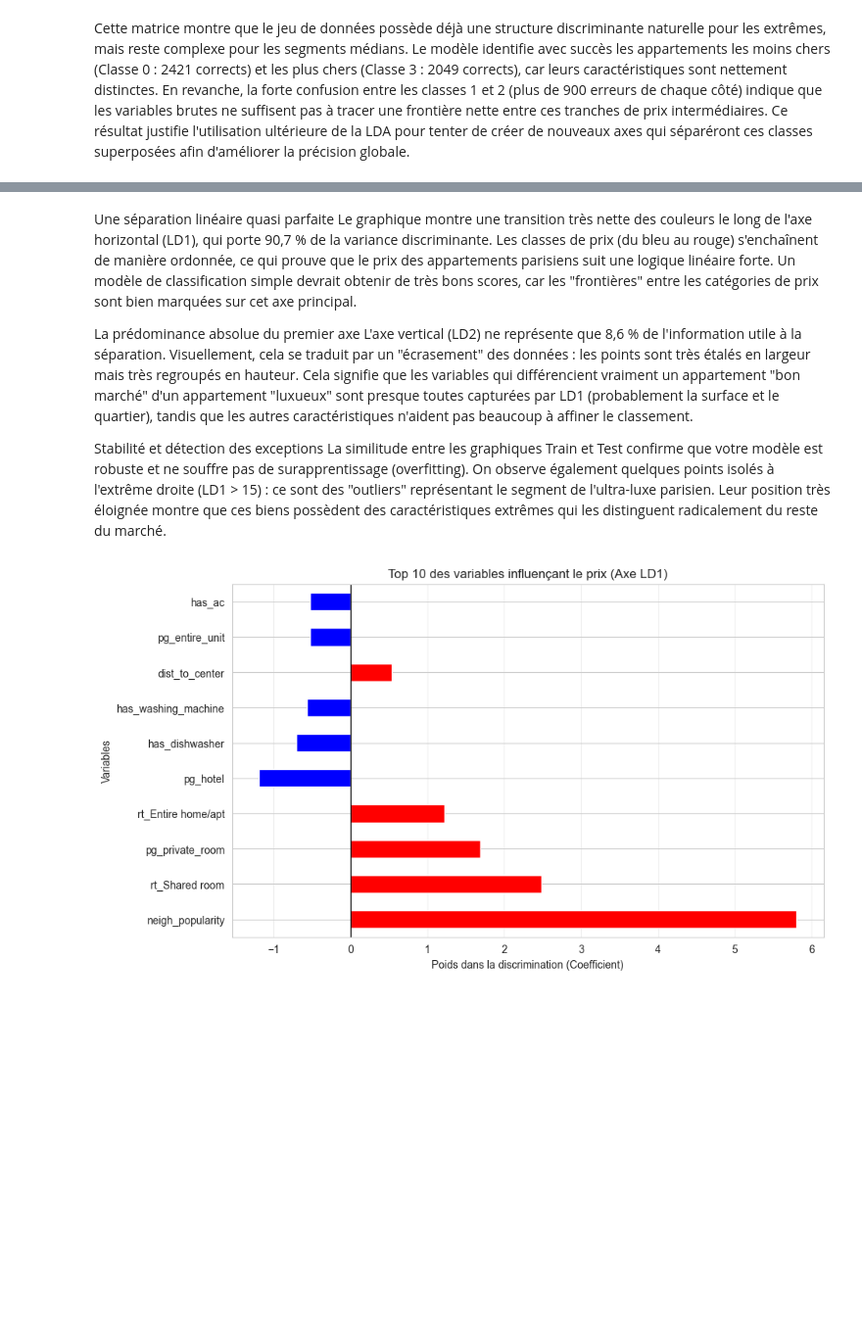
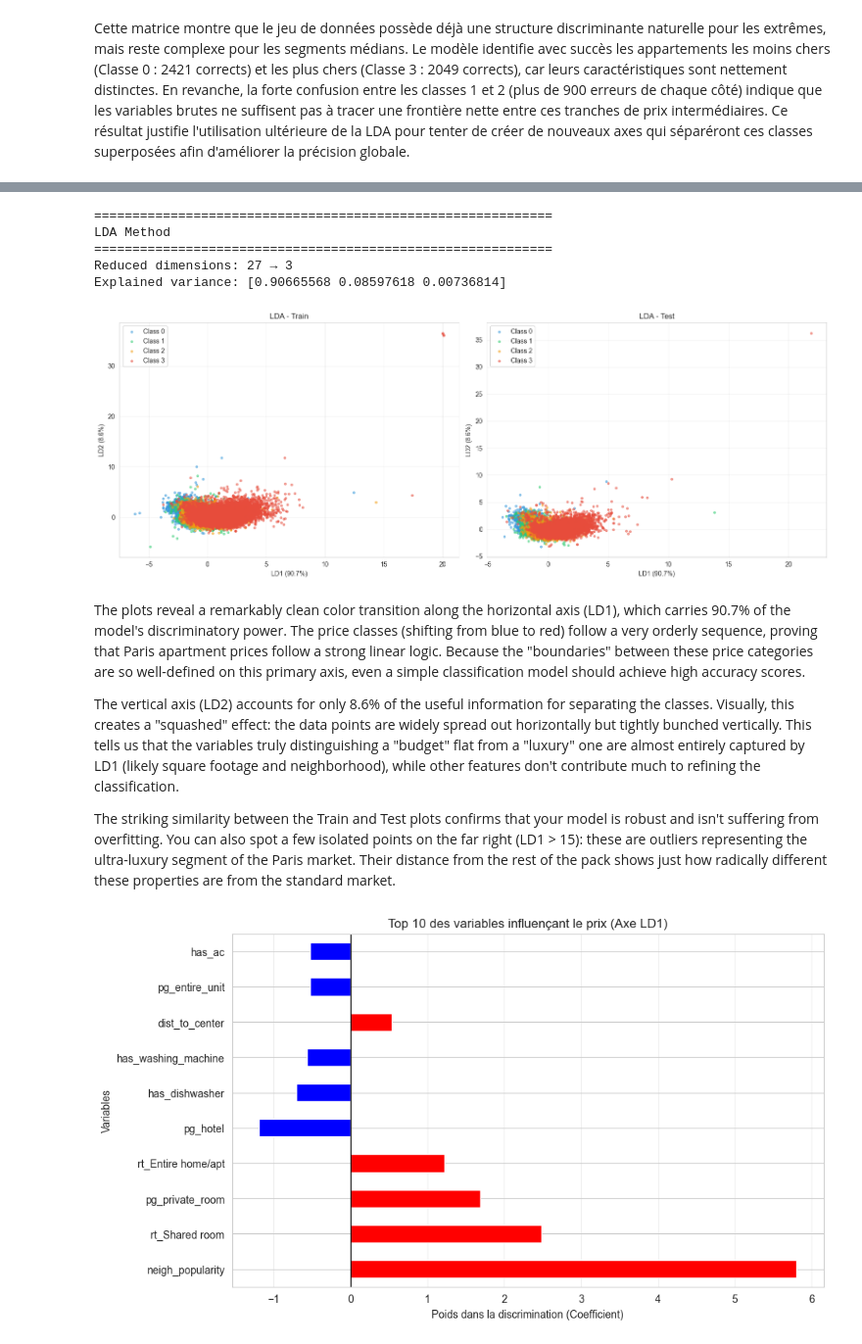
Before and after one commit to Felix-prjcts/ML_Airbnb_domain_generalisation, a Jupyter notebook: ML_Paris/LDA_Paris.ipynb, the cells around one changed output, grey strips where cells are left out. Shown at 98% size. Cells and saved outputs as stored; diff of their text form; code cells hidden in the pictures; blank space fills up the shorter version.

```diff
--- a/ML_Paris/LDA_Paris.ipynb
+++ b/ML_Paris/LDA_Paris.ipynb
@@ -210,10 +143,48 @@ ValueError: Found input variables with inconsistent numbers of samples: [58488,
+# %%
+#LDA
+colors_class = ['#3498db', '#2ecc71', '#f39c12', '#e74c3c']
+
+print("\n" + "=" * 60)
+print("LDA Method")
+print("=" * 60)
+
+lda = LinearDiscriminantAnalysis(n_components=3) #3 composantes pour 4 classes
+X_train_lda = lda.fit_transform(X_train, y_train)
+X_test_lda = lda.transform(X_test)
+
+print(f"Reduced dimensions: {X_train.shape[1]} → {X_train_lda.shape[1]}")
+print(f"Explained variance: {lda.explained_variance_ratio_}")
+
+#2D visualisation
+fig, axes = plt.subplots(1, 2, figsize=(16, 6))
+
+for ax, (X_lda, y_set, title) in zip(axes,
+    [(X_train_lda, y_train, 'Train'), (X_test_lda, y_test, 'Test')]):
+
+    for classe in range(4):
+        mask = y_set == classe
+        ax.scatter(X_lda[mask, 0], X_lda[mask, 1],
+                  c=colors_class[classe], label=f'Classs {classe}', alpha=0.5, s=10)
+
+    ax.set_title(f"LDA - {title}")
+    ax.set_xlabel(f"LD1 ({lda.explained_variance_ratio_[0]:.1%})")
+    ax.set_ylabel(f"LD2 ({lda.explained_variance_ratio_[1]:.1%})")
+    ax.legend()
+    ax.grid(alpha=0.3)
+
+plt.tight_layout()
+plt.show()
+# %% [output]
+============================================================
+LDA Method
+============================================================
+Reduced dimensions: 27 → 3
+Explained variance: [0.90665568 0.08597618 0.00736814]
+[figure, added]
 # %% [markdown]
-Une séparation linéaire quasi parfaite
-Le graphique montre une transition très nette des couleurs le long de l'axe horizontal (LD1), qui porte 90,7 % de la variance discriminante. Les classes de prix (du bleu au rouge) s'enchaînent de manière ordonnée, ce qui prouve que le prix des appartements parisiens suit une logique linéaire forte. Un modèle de classification simple devrait obtenir de très bons scores, car les "frontières" entre les catégories de prix sont bien marquées sur cet axe principal.
+The plots reveal a remarkably clean color transition along the horizontal axis (LD1), which carries 90.7% of the model's discriminatory power. The price classes (shifting from blue to red) follow a very orderly sequence, proving that Paris apartment prices follow a strong linear logic. Because the "boundaries" between these price categories are so well-defined on this primary axis, even a simple classification model should achieve high accuracy scores.
 
-La prédominance absolue du premier axe
-L'axe vertical (LD2) ne représente que 8,6 % de l'information utile à la séparation. Visuellement, cela se traduit par un "écrasement" des données : les points sont très étalés en largeur mais très regroupés en hauteur. Cela signifie que les variables qui différencient vraiment un appartement "bon marché" d'un appartement "luxueux" sont presque toutes capturées par LD1 (probablement la surface et le quartier), tandis que les autres caractéristiques n'aident pas beaucoup à affiner le classement.
+The vertical axis (LD2) accounts for only 8.6% of the useful information for separating the classes. Visually, this creates a "squashed" effect: the data points are widely spread out horizontally but tightly bunched vertically. This tells us that the variables truly distinguishing a "budget" flat from a "luxury" one are almost entirely captured by LD1 (likely square footage and neighborhood), while other features don't contribute much to refining the classification.
 
-Stabilité et détection des exceptions
-La similitude entre les graphiques Train et Test confirme que votre modèle est robuste et ne souffre pas de surapprentissage (overfitting). On observe également quelques points isolés à l'extrême droite (LD1 > 15) : ce sont des "outliers" représentant le segment de l'ultra-luxe parisien. Leur position très éloignée montre que ces biens possèdent des caractéristiques extrêmes qui les distinguent radicalement du reste du marché.
+The striking similarity between the Train and Test plots confirms that your model is robust and isn't suffering from overfitting. You can also spot a few isolated points on the far right (LD1 > 15): these are outliers representing the ultra-luxury segment of the Paris market. Their distance from the rest of the pack shows just how radically different these properties are from the standard market.
 # %%
```
Also changed, not shown: parts of 12 cells of this notebook.
